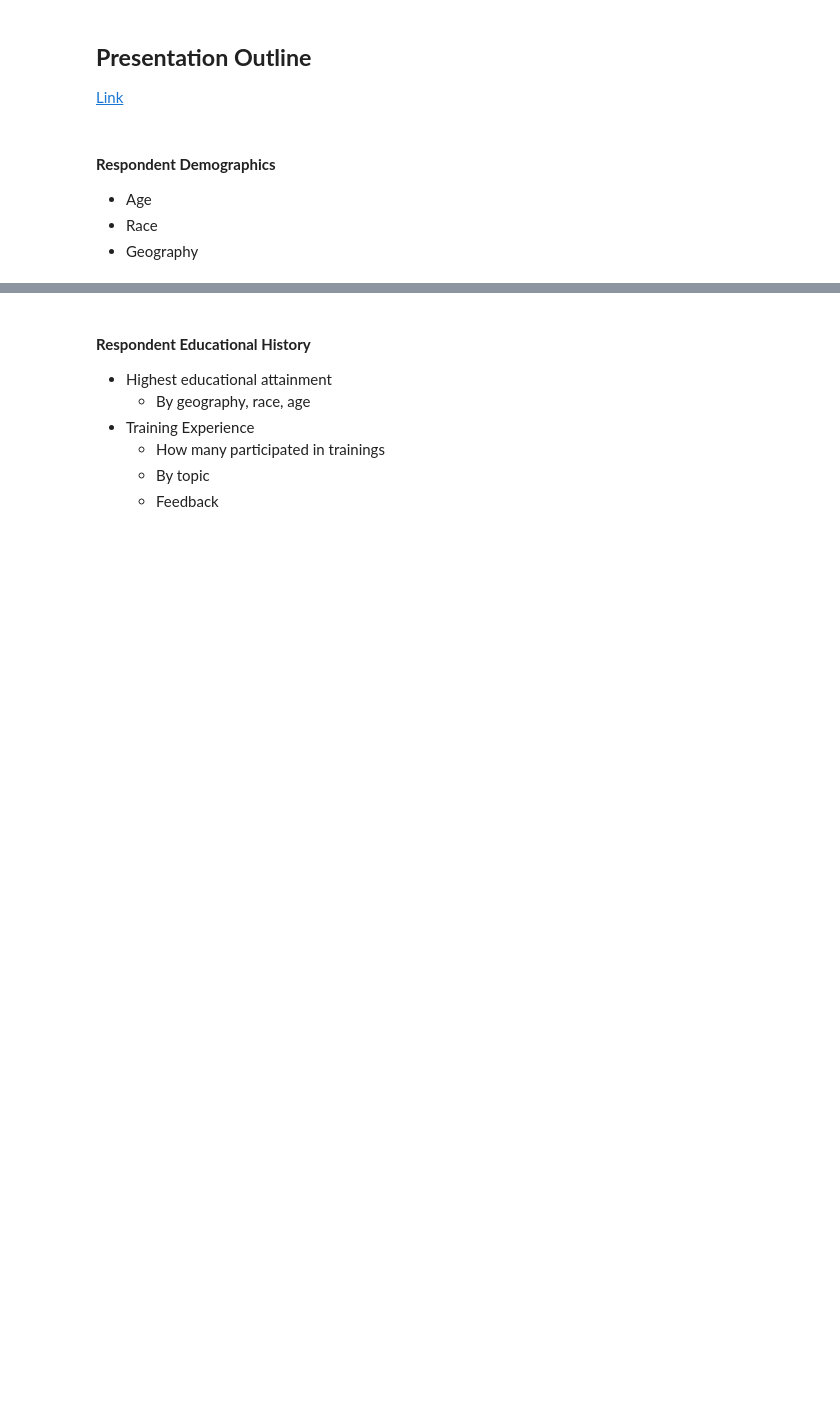
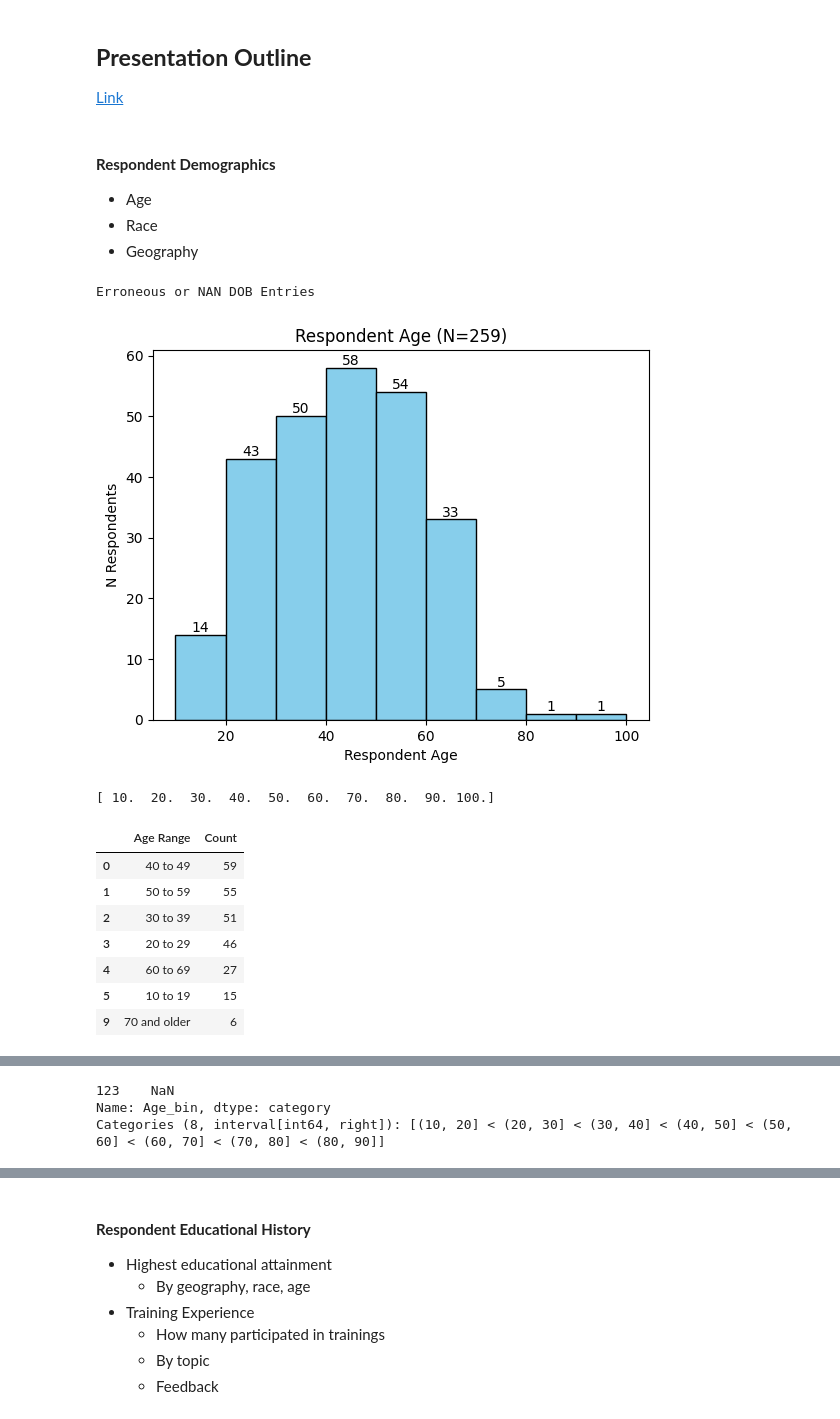
Before and after one commit to apsocarras/career-onestop, a Jupyter notebook: final-presentation-outline.ipynb, the cells around one changed output, grey strips where cells are left out. Drawn from its saved outputs; the diff is of its cells as text; code cells hidden in the pictures; blank space fills up the shorter version.

Commit message:
Make initial histogram and piechart of respondent ages

```diff
--- a/final-presentation-outline.ipynb
+++ b/final-presentation-outline.ipynb
@@ -2,0 +9,4 @@ import pandas as pd
+# %%
+fp = os.path.join('data', 'results', 'DEEP_Cleaned_Survey_Responses_S1.csv')
+df = pd.read_csv(fp, index_col=0)
+display(df.head(3), df.shape)
@@ -9,3 +51,55 @@ import pandas as pd
 * Age
 * Race
 * Geography
+# %%
+## Age
+
+# cast DOB to dt and subtract from current year
+dob_q = 'What is your date of birth?_Date'
+current_date = dt.datetime.utcnow().date()
+current_date_ts = pd.Timestamp(current_date.year, current_date.month, current_date.day)
+
+if df['What is your date of birth?_Date'].dtype.type == np.object_:
+    df['What is your date of birth?_Date'] = pd.to_datetime(df['What is your date of birth?_Date'])
+df['Age'] = df['What is your date of birth?_Date'].apply(lambda x: np.round((current_date_ts - x).days / 365))
+
+# fill nans and correct errors
+print('Erroneous or NAN DOB Entries')
+dob_missing = df[(df['Age'] <= 1) | (df['Age'].isna())][['Respondent ID', dob_q, 'Age']]
+df['Age'] = np.where(df['Respondent ID'].isin(dob_missing['Respondent ID']), np.nan, df['Age'])
+# display(dob_missing, f"{dob_missing.shape[0]} errors filled with NaN")
+
+# plot histogram
+year_boundaries = list(range(10,109, 10)) # for binning respondent ages
+plot_histogram(df['Age'],
+                 bins=year_boundaries, # or try 10 for decile
+                 xlabel="Respondent Age",
+                 ylabel='N Respondents',
+                 edgecolor='black',
+                 title=f'Respondent Age (N={df[~df["Age"].isna()].shape[0]})',
+                 bar_labels=True)
+
+# plot pie chart
+df['Age_bin'] = pd.cut(df['Age'], bins=year_boundaries)\
+    .apply(lambda x: f"{x.left} to {x.right - 1}")
+v_counts = df['Age_bin'].value_counts().reset_index().rename({"Age_bin":"Age Range",'count':'Count'}, axis=1)
+count_over_70 = v_counts.iloc[-3:, -1].sum()
+v_counts.loc[len(v_counts.index)] = ['70 and older',count_over_70]
+v_counts = v_counts[~v_counts.index.isin([6,7,8])]
+display(v_counts)
+plot_pie_chart(v_counts, label_column='Age Range', count_column='Count')
+
+# Race
+# Geography
+# %% [output]
+Erroneous or NAN DOB Entries
+[figure, added]
+[ 10.  20.  30.  40.  50.  60.  70.  80.  90. 100.]
+|  | Age Range | Count |
+| 0 | 40 to 49 | 59 |
+| 1 | 50 to 59 | 55 |
+| 2 | 30 to 39 | 51 |
+| 3 | 20 to 29 | 46 |
+| 4 | 60 to 69 | 27 |
+| 5 | 10 to 19 | 15 |
+| 9 | 70 and older | 6 |
@@ -11,0 +107,6 @@ import pandas as pd
+# %%
+df[df['Age'] == 91]['Age_bin']
+# %% [output]
+123    NaN
+Name: Age_bin, dtype: category
+Categories (8, interval[int64, right]): [(10, 20] < (20, 30] < (30, 40] < (40, 50] < (50, 60] < (60, 70] < (70, 80] < (80, 90]]
```
Also changed, not shown: parts of 9 cells of this notebook.
